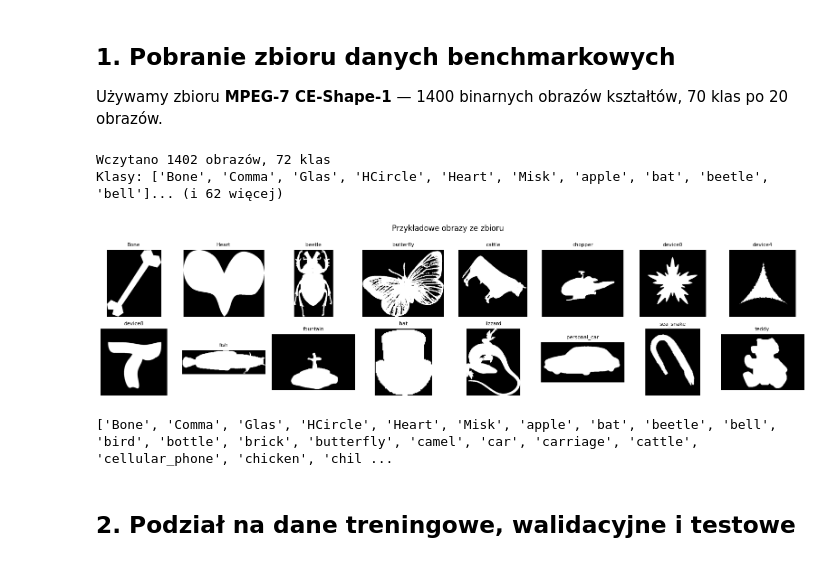
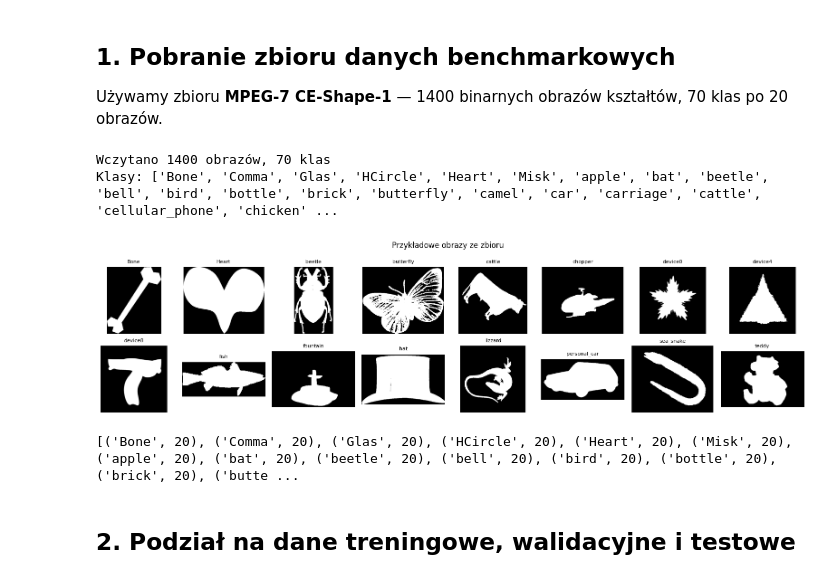
Before and after one commit to Ki3mONo/Computer-Vision-AGH, a Jupyter notebook: lab5/lab5.ipynb, the cells around one changed output. Cells and saved outputs as stored; diff of their text form; code cells hidden in the pictures.

```diff
--- a/lab5/lab5.ipynb
+++ b/lab5/lab5.ipynb
@@ -53,38 +54,48 @@ def load_dataset(data_dir):
         if len(parts) == 2:
             label = parts[0]
         else:
             label = name
 
         img = cv2.imread(str(f), cv2.IMREAD_GRAYSCALE)
         if img is None:
             img = np.array(Image.open(f).convert('L'))
         if img is not None:
             images.append(img)
             labels.append(label)
 
     return images, labels
 
 images_raw, labels_raw = load_dataset(DATA_DIR)
 unique_labels = sorted(set(labels_raw))
 print(f"Wczytano {len(images_raw)} obrazów, {len(unique_labels)} klas")
 print(f"Klasy: {unique_labels}")
 
-# Podgląd
 fig, axes = plt.subplots(2, 8, figsize=(16, 4))
 for i, ax in enumerate(axes.flat):
     if i < len(images_raw):
         idx = i * (len(images_raw) // 16)
         ax.imshow(images_raw[idx], cmap='gray')
         ax.set_title(labels_raw[idx], fontsize=8)
     ax.axis('off')
 plt.suptitle("Przykładowe obrazy ze zbioru")
 plt.tight_layout()
 plt.show()
+
+classes = {}
+counts = {}
+for i, label in enumerate(labels_raw):
+    if label not in classes:
+        classes[label] = []
+        counts[label] = 0
+    classes[label].append(images_raw[i])
+    counts[label] += 1
+
+print(sorted(counts.items(), key=lambda x: x[1], reverse=False))
 # %% [output]
-Wczytano 1402 obrazów, 72 klas
-Klasy: ['Bone', 'Comma', 'Glas', 'HCircle', 'Heart', 'Misk', 'apple', 'bat', 'beetle', 'bell']... (i 62 więcej)
+Wczytano 1400 obrazów, 70 klas
+Klasy: ['Bone', 'Comma', 'Glas', 'HCircle', 'Heart', 'Misk', 'apple', 'bat', 'beetle', 'bell', 'bird', 'bottle', 'brick', 'butterfly', 'camel', 'car', 'carriage', 'cattle', 'cellular_phone', 'chicken' ...
-[figure, old version]
+[figure, new version]
-['Bone', 'Comma', 'Glas', 'HCircle', 'Heart', 'Misk', 'apple', 'bat', 'beetle', 'bell', 'bird', 'bottle', 'brick', 'butterfly', 'camel', 'car', 'carriage', 'cattle', 'cellular_phone', 'chicken', 'chil ...
+[('Bone', 20), ('Comma', 20), ('Glas', 20), ('HCircle', 20), ('Heart', 20), ('Misk', 20), ('apple', 20), ('bat', 20), ('beetle', 20), ('bell', 20), ('bird', 20), ('bottle', 20), ('brick', 20), ('butte ...
 # %% [markdown]
 ## 2. Podział na dane treningowe, walidacyjne i testowe
 # %%
```
Also changed, not shown: parts of 21 cells of this notebook, 20 other files.
